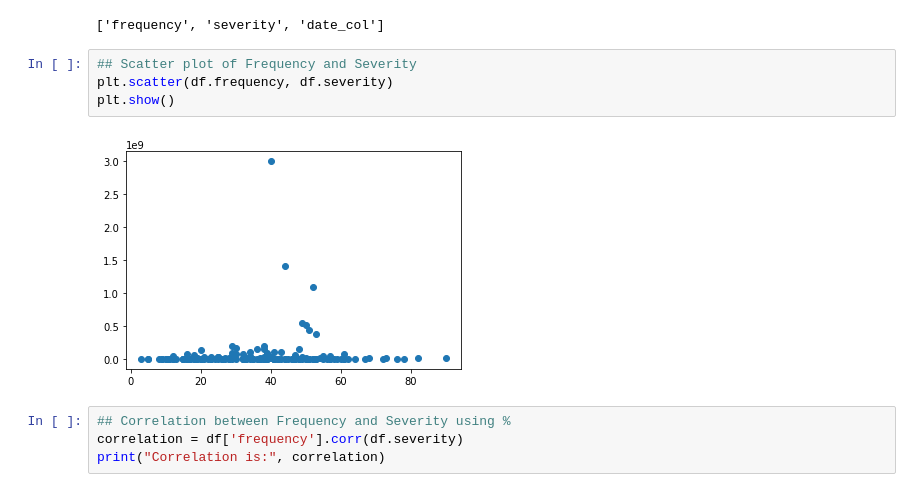
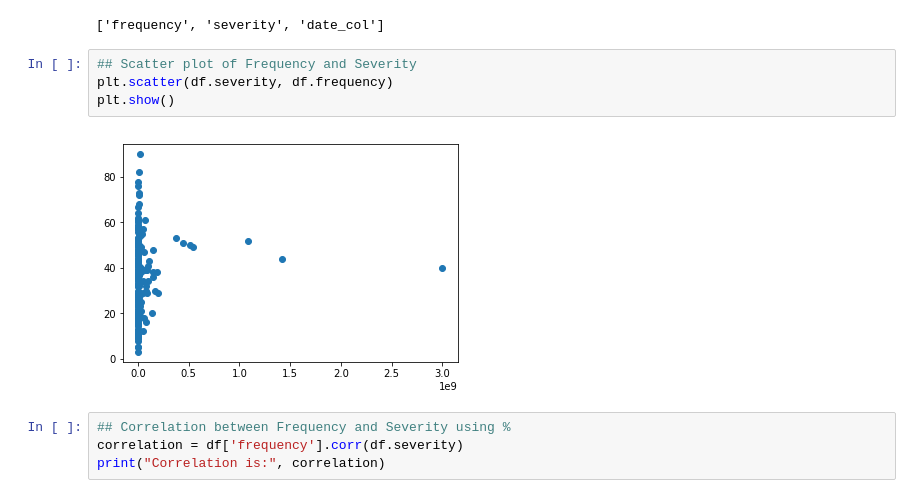
Before and after one commit to AlbertaSavage/time_series, a Jupyter notebook: SummerResearch.ipynb, the cells around one changed output. Drawn from its saved outputs; the diff is of its cells as text.

Commit message:
scatter plot changed

```diff
--- a/SummerResearch.ipynb
+++ b/SummerResearch.ipynb
@@ -49,10 +49,10 @@ df.columns.tolist()
 ['frequency', 'severity', 'date_col']
 # %%
 ## Scatter plot of Frequency and Severity
-plt.scatter(df.frequency, df.severity)
+plt.scatter(df.severity, df.frequency)
 plt.show()
 # %% [output]
-[figure, old version]
+[figure, new version]
 # %%
 ## Correlation between Frequency and Severity using %
 correlation = df['frequency'].corr(df.severity)
```
